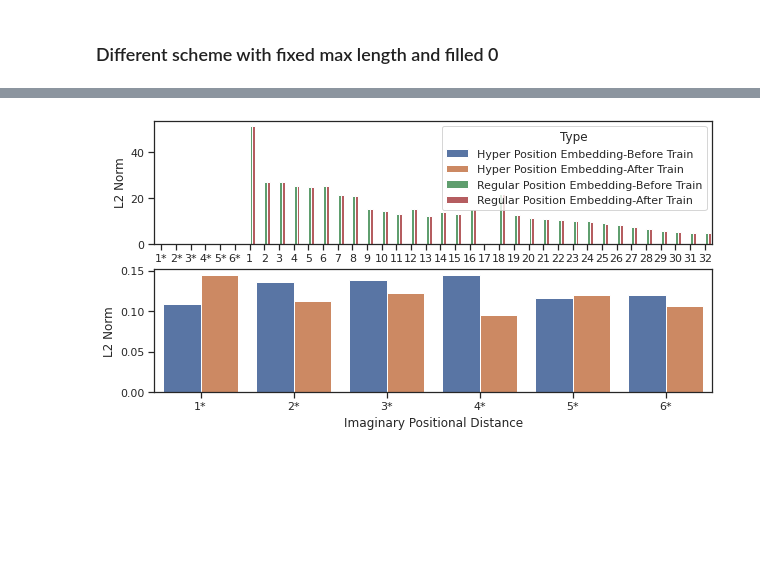
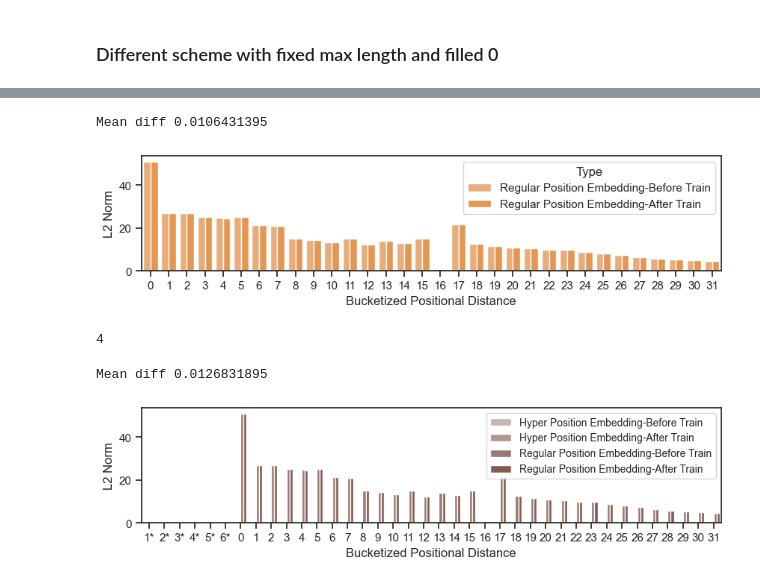
Before and after one commit to huynhducloi00/label-words-are-anchors, a Jupyter notebook: verify_unifiedqa/google-t5/plot_options.ipynb, the cells around one changed output, grey strips where cells are left out. Saved outputs shown, nothing was run; the diff lists cells and outputs as text; code cells hidden in the pictures; blank space fills up the shorter version.

```diff
--- a/verify_unifiedqa/google-t5/plot_options.ipynb
+++ b/verify_unifiedqa/google-t5/plot_options.ipynb
@@ -61,7 +98,7 @@ acc1 = [[69,73.6,76.6, 76.4, 77.2, 78.4],
 acc_df = {'# Step': steps[:]}
 scheme = ['Directed 6 ways', 'Undirected 6 ways',
           'Directed 1 way', 'Undirected 1 way']
-prime = f'{get_str(flex_max_length=False, fill_0=True)} (MC-ED)'
+prime = f'{get_str(flex_max_length=False, fill_0=True)} (Option 2a)'
 acc_df[prime] = acc1[0]
 acc_df[scheme[0]] = acc1[1]
 acc_df[scheme[1]] = acc1[2]
@@ -83,10 +120,9 @@ loss_df[scheme[3]] = pickle.load(
 loss_dfp = DataFrame(loss_df).melt(id_vars='# Step', var_name='Methodology').rename(
     columns={'value': 'Loss value'})  # value_vars=['Flexible Max Length-Fill 0']
 fig, ax = plt.subplots(1, 1, figsize=(6, 3))
-# sns.lineplot(loss_dfp[loss_dfp['# Step'] > 100], x='# Step',
-#              alpha=0.5,y='Loss value', hue='Methodology', ax=ax[0],style='Methodology', palette=["C0", "C1", "C2","C3",'C4'])
-sns.barplot(acc_dfp, x='# Step', y='Accuracy', hue='Methodology')
-ax.legend(bbox_to_anchor=(1.5,1))#ax, "right")
+sns.barplot(acc_dfp, x='# Step', y='Accuracy', hue='Methodology', palette=[palet[1]]+palet[4:8])
+ax.legend(fontsize=8  )#bbox_to_anchor=(1.5,1))#ax, "right")
 ax.set_ylim(68,80)
+fig.savefig('hyper_vs_option2a.png',bbox_inches='tight',dpi=300)
 # ax.legend().remove()
 # %% [output]
@@ -95,31 +130,66 @@ ax.set_ylim(68,80)
+# %%
+from numpy import linalg
+# just to get the base line, does not matter what scheme, the before is the same
+regular_before,_   = pickle.load(
+    open('Scheme.Undirected_6w_weight_before.pkl', 'rb'))
+regular_after   = pickle.load(
+    open('Scheme.MC-ED_positional_emb.pkl', 'rb'))
+kk={'Type':[],x_label:[],'L2 Norm':[]}
+for index, m in enumerate(regular_before):
+    kk['Type'].append('Regular Position Embedding-Before Train')
+    kk[x_label].append(index)
+    kk['L2 Norm'].append(linalg.norm(m))
+
+for index, m in enumerate(regular_after):
+    kk['Type'].append('Regular Position Embedding-After Train')
+    kk[x_label].append(index)
+    kk['L2 Norm'].append(linalg.norm(m))
+
+df_norm = DataFrame(kk)
+plt.rcParams['figure.figsize']=(10,2)
+ax=sns.barplot(df_norm, x=x_label, y='L2 Norm', hue='Type',palette=sns.light_palette(palet[1])[-3:])
+ax.figure.savefig('before_after_train_regular.png',bbox_inches='tight', dpi=300)
+print('Mean diff',np.array([abs(linalg.norm(regular_before[i])-linalg.norm(regular_after[i])) for i in range(32)]).mean())
+# %% [output]
+Mean diff 0.0106431395
+[figure, added]
 # %%
 regular_after,hyper_weight_after = pickle.load(
     open('Scheme.UNDIRECTED_6W_weight_after.pkl', 'rb'))
 regular_before, hyper_weight_before  = pickle.load(
     open('Scheme.Undirected_6w_weight_before.pkl', 'rb'))
+# %%
+hyper_color=sns.light_palette(palet[5])[-4:]
+len(hyper_color)
+# %% [output]
+4
 # %%
 from numpy import linalg
-fig, ax = plt.subplots(2, 1, figsize=(10, 5))
-kk = {'Type': ['Hyper Position Embedding-Before Train']*6, 'Imaginary Positional Distance': [
+x_label='Bucketized Positional Distance'
+kk = {'Type': ['Hyper Position Embedding-Before Train']*6, x_label: [
     f'{x}*' for x in range(1, 7)], 'L2 Norm': [linalg.norm(x) for x in hyper_weight_before]}
 for index, m in enumerate(hyper_weight_after):
     kk['Type'].append('Hyper Position Embedding-After Train')
-    kk['Imaginary Positional Distance'].append(f'{index+1}*')
+    kk[x_label].append(f'{index+1}*')
     kk['L2 Norm'].append(linalg.norm(m))
 for index, m in enumerate(regular_before):
     kk['Type'].append('Regular Position Embedding-Before Train')
-    kk['Imaginary Positional Distance'].append(index+1)
+    kk[x_label].append(index)
     kk['L2 Norm'].append(linalg.norm(m))
 
 for index, m in enumerate(regular_after):
     kk['Type'].append('Regular Position Embedding-After Train')
-    kk['Imaginary Positional Distance'].append(index+1)
+    kk[x_label].append(index)
     kk['L2 Norm'].append(linalg.norm(m))
 
 df_norm = DataFrame(kk)
-sns.barplot(df_norm, x='Imaginary Positional Distance', y='L2 Norm', hue='Type',ax=ax[0],palette=["C0", "C1", "C2","C3"])
-ax[0].set(xlabel=None)
-sns.barplot(df_norm[df_norm['Type'].apply(lambda x:'Hyper' in x)], x='Imaginary Positional Distance', y='L2 Norm', hue='Type',ax=ax[1],palette=['C0','C1'])
-ax[1].legend().remove()
+plt.rcParams['figure.figsize']=(10,2)
+ax=sns.barplot(df_norm, x=x_label, y='L2 Norm', hue='Type',palette=hyper_color)
+ax.legend(fontsize=10)
+ax.figure.savefig('hyper_32_6.png',bbox_inches='tight', dpi=300)
+before=df_norm[df_norm.Type.apply(lambda x:'Before' in x)]['L2 Norm'].to_numpy()
+after=df_norm[df_norm.Type.apply(lambda x:'After' in x)]['L2 Norm'].to_numpy()
+print('Mean diff',np.array([abs(linalg.norm(before[i])-linalg.norm(after[i])) for i in range(len(before))]).mean())
 # %% [output]
+Mean diff 0.0126831895
-[figure, old version]
+[figure, new version]
```
Also changed, not shown: parts of 11 cells of this notebook.
